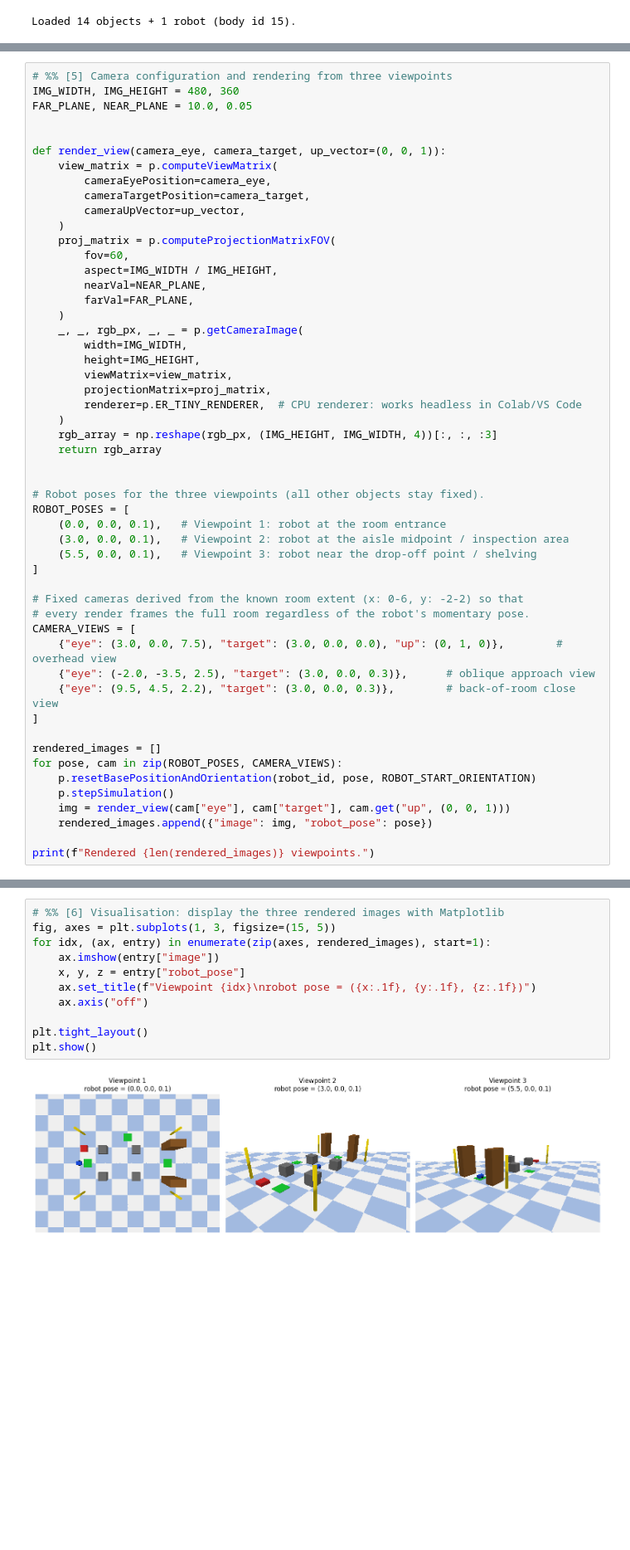
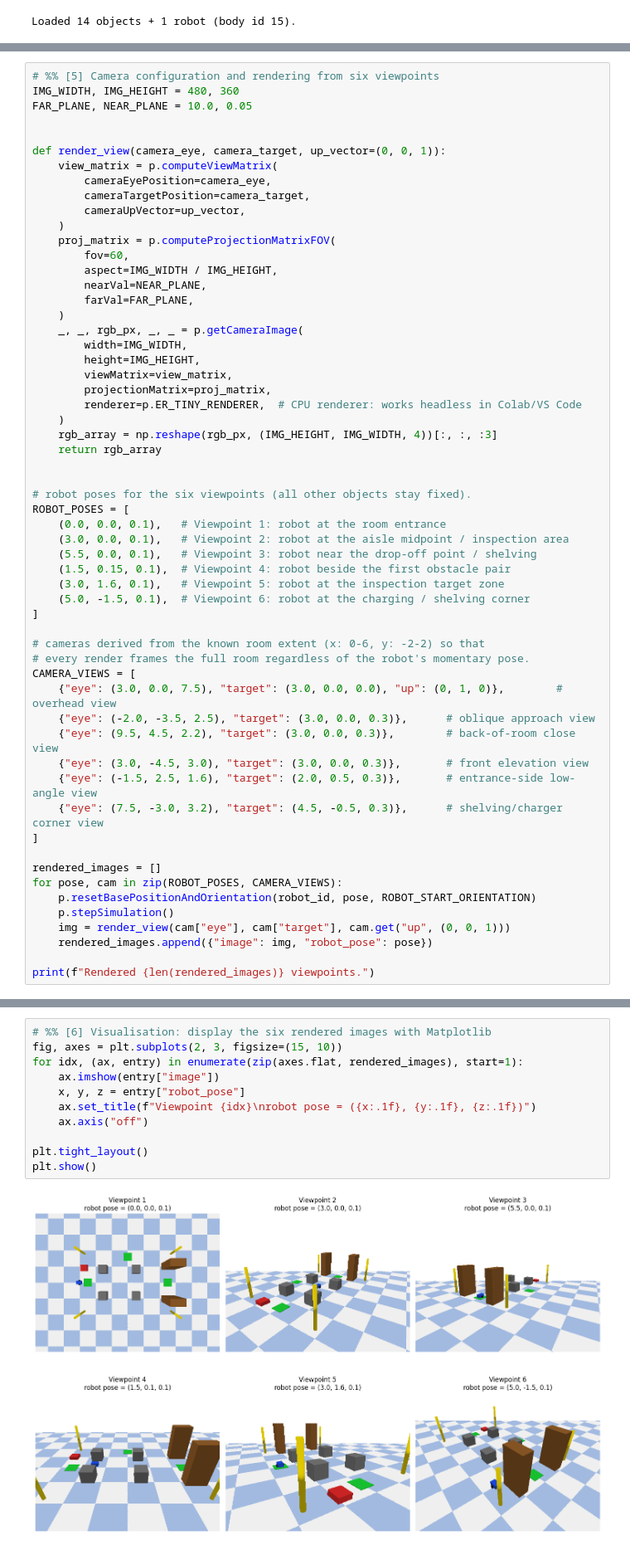
Before and after one commit to Amaan9136/bsbi-assignments, a Jupyter notebook: Sem2/Robotics Software and Programming/task1-code/Task1_PyBullet_Object_Semantics.ipynb, the cells around one changed output, grey strips where cells are left out. Shown at 83% size. Saved outputs shown, nothing was run; the diff lists cells and outputs as text; blank space fills up the shorter version.

Commit message:
added 6 poses as viewpoints

```diff
--- a/Sem2/Robotics Software and Programming/task1-code/Task1_PyBullet_Object_Semantics.ipynb
+++ b/Sem2/Robotics Software and Programming/task1-code/Task1_PyBullet_Object_Semantics.ipynb
@@ -395,7 +395,7 @@ Total semantic objects registered: 14
       13 | shelf      | (5.50, -1.00, 0.80)
       14 | charger    | (0.30, 0.90, 0.07)
 # %%
-# %% [5] Camera configuration and rendering from three viewpoints
+# %% [5] Camera configuration and rendering from six viewpoints
 IMG_WIDTH, IMG_HEIGHT = 480, 360
 FAR_PLANE, NEAR_PLANE = 10.0, 0.05
 
@@ -423,19 +423,25 @@ def render_view(camera_eye, camera_target, up_vector=(0, 0, 1)):
     return rgb_array
 
 
-# Robot poses for the three viewpoints (all other objects stay fixed).
+# robot poses for the six viewpoints (all other objects stay fixed).
 ROBOT_POSES = [
     (0.0, 0.0, 0.1),   # Viewpoint 1: robot at the room entrance
     (3.0, 0.0, 0.1),   # Viewpoint 2: robot at the aisle midpoint / inspection area
     (5.5, 0.0, 0.1),   # Viewpoint 3: robot near the drop-off point / shelving
+    (1.5, 0.15, 0.1),  # Viewpoint 4: robot beside the first obstacle pair
+    (3.0, 1.6, 0.1),   # Viewpoint 5: robot at the inspection target zone
+    (5.0, -1.5, 0.1),  # Viewpoint 6: robot at the charging / shelving corner
 ]
 
-# Fixed cameras derived from the known room extent (x: 0-6, y: -2-2) so that
+# cameras derived from the known room extent (x: 0-6, y: -2-2) so that
 # every render frames the full room regardless of the robot's momentary pose.
 CAMERA_VIEWS = [
     {"eye": (3.0, 0.0, 7.5), "target": (3.0, 0.0, 0.0), "up": (0, 1, 0)},        # overhead view
     {"eye": (-2.0, -3.5, 2.5), "target": (3.0, 0.0, 0.3)},      # oblique approach view
     {"eye": (9.5, 4.5, 2.2), "target": (3.0, 0.0, 0.3)},        # back-of-room close view
+    {"eye": (3.0, -4.5, 3.0), "target": (3.0, 0.0, 0.3)},       # front elevation view
+    {"eye": (-1.5, 2.5, 1.6), "target": (2.0, 0.5, 0.3)},       # entrance-side low-angle view
+    {"eye": (7.5, -3.0, 3.2), "target": (4.5, -0.5, 0.3)},      # shelving/charger corner view
 ]
 
 rendered_images = []
@@ -451,16 +457,16 @@ Rendered 3 viewpoints.
 # %%
-# %% [6] Visualisation: display the three rendered images with Matplotlib
-fig, axes = plt.subplots(1, 3, figsize=(15, 5))
-for idx, (ax, entry) in enumerate(zip(axes, rendered_images), start=1):
+# %% [6] Visualisation: display the six rendered images with Matplotlib
+fig, axes = plt.subplots(2, 3, figsize=(15, 10))
+for idx, (ax, entry) in enumerate(zip(axes.flat, rendered_images), start=1):
     ax.imshow(entry["image"])
     x, y, z = entry["robot_pose"]
     ax.set_title(f"Viewpoint {idx}\nrobot pose = ({x:.1f}, {y:.1f}, {z:.1f})")
     ax.axis("off")
 
 plt.tight_layout()
 plt.show()
 # %% [output]
-[figure, old version]
+[figure, new version]
 # %%
 # %% [7] Interaction demonstration: exercise the semantic helper functions
 # Move the robot to its final demonstration pose before querying.
```
Also changed, not shown: parts of 2 cells of this notebook, 1 other file.
